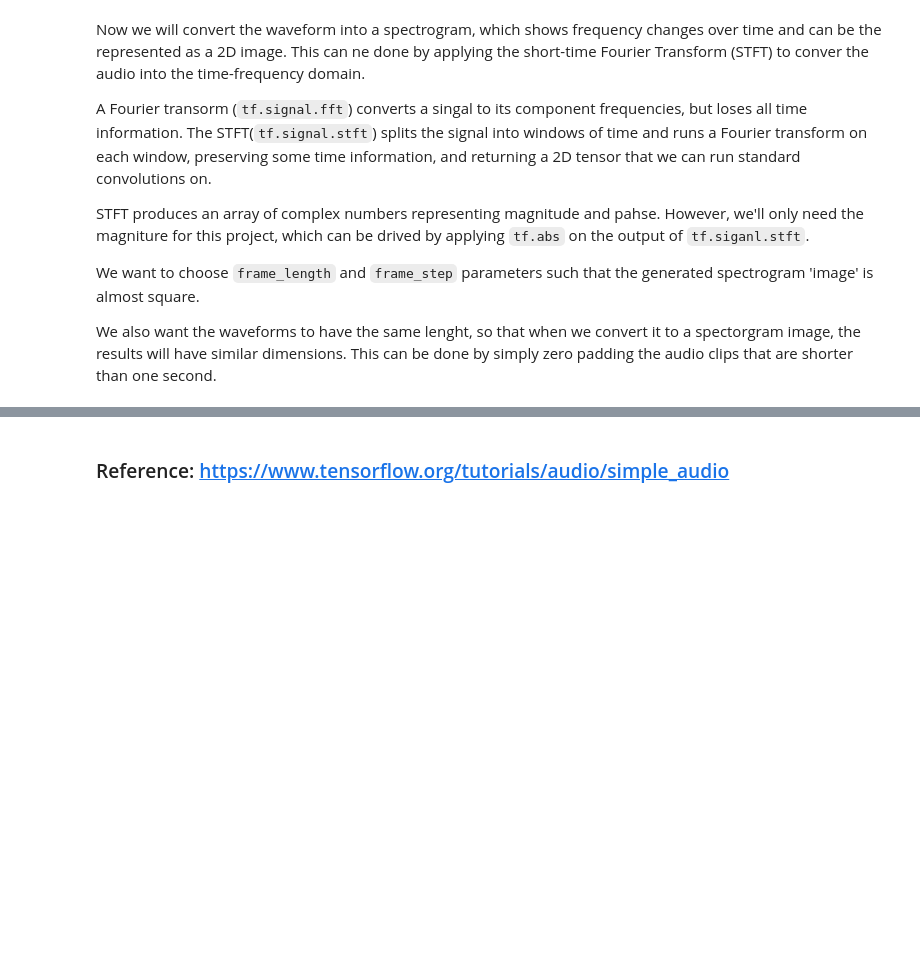
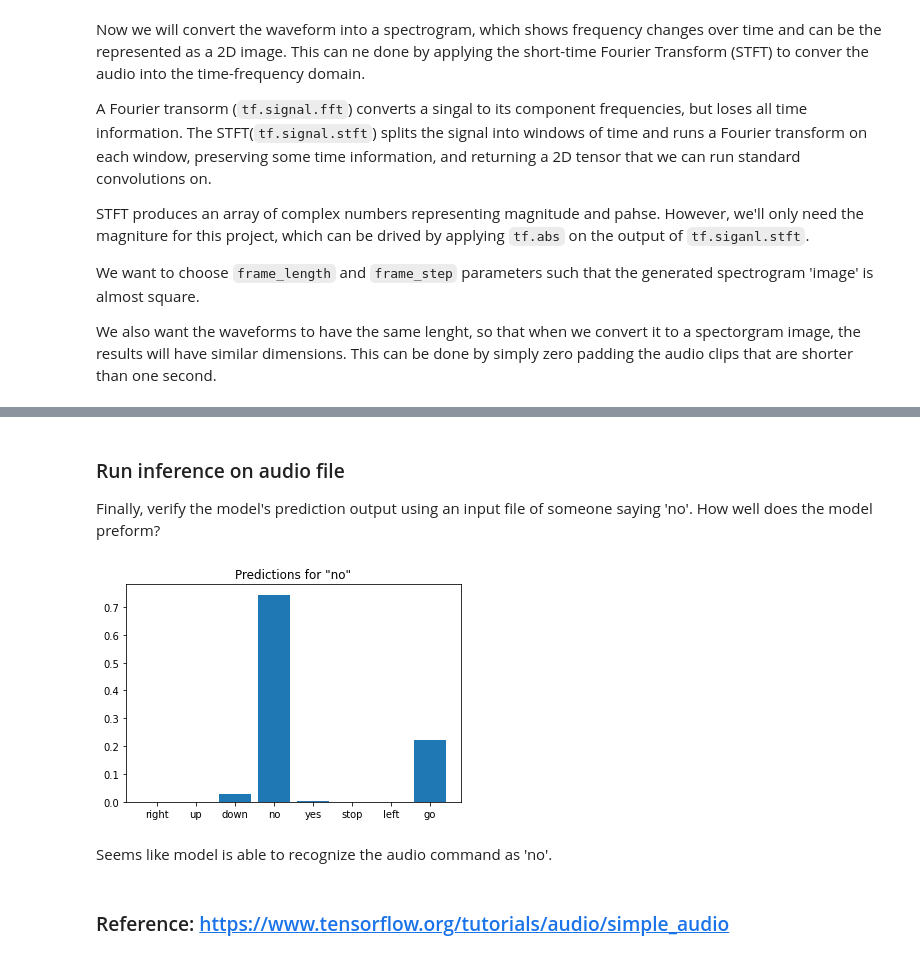
Before and after one commit to afrojaakter/MLAutomatic-Speech-Recognition, a Jupyter notebook: Audio_recognition.ipynb, the cells around one changed output, grey strips where cells are left out. Drawn from its saved outputs; the diff is of its cells as text; code cells hidden in the pictures; blank space fills up the shorter version.

```diff
--- a/Audio_recognition.ipynb
+++ b/Audio_recognition.ipynb
@@ -176,2 +346,18 @@ plt.show()
+# %% [markdown]
+### Run inference on audio file
+Finally, verify the model's prediction output using an input file of someone saying 'no'. How well does the model preform?
+# %%
+sample_file = data_dir/'no/01bb6a2a_nohash_0.wav'
+sample_ds = preprocess_dataset([str(sample_file)])
+
+for spectrogram, label in sample_ds.batch(1):
+  prediction = model(spectrogram)
+  plt.bar(commands, tf.nn.softmax(prediction[0]))
+  plt.title(f'Predictions for "{commands[label[0]]}"')
+  plt.show()
+# %% [output]
+[figure, added]
+# %% [markdown]
+Seems like model is able to recognize the audio command as 'no'.
 # %% [markdown]
 ### Reference: https://www.tensorflow.org/tutorials/audio/simple_audio
```
Also changed, not shown: parts of 16 cells of this notebook.
